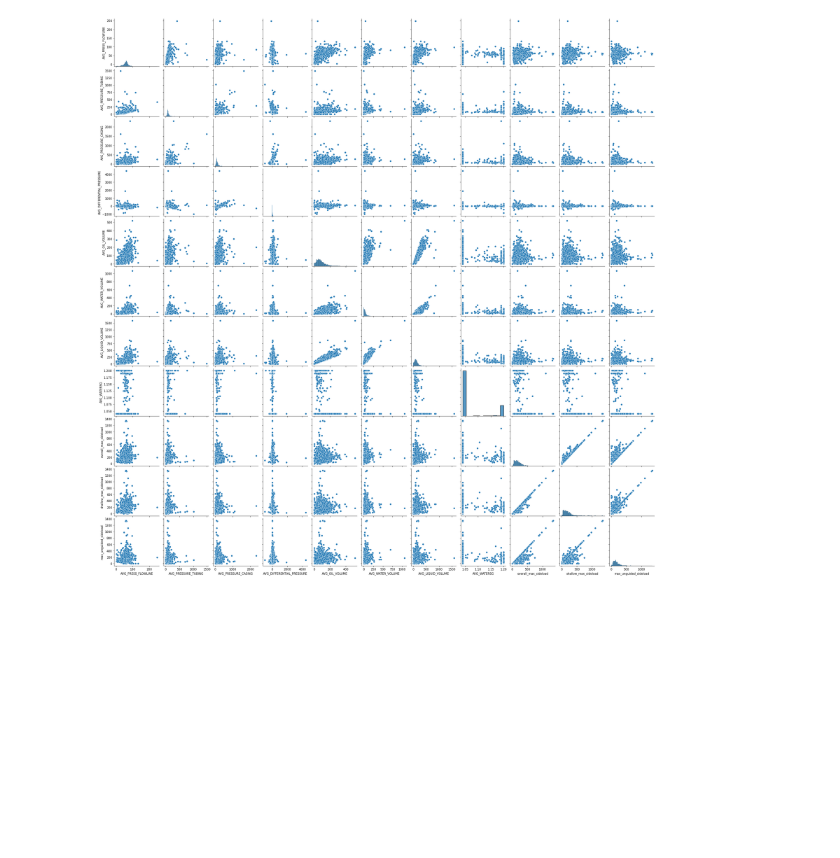
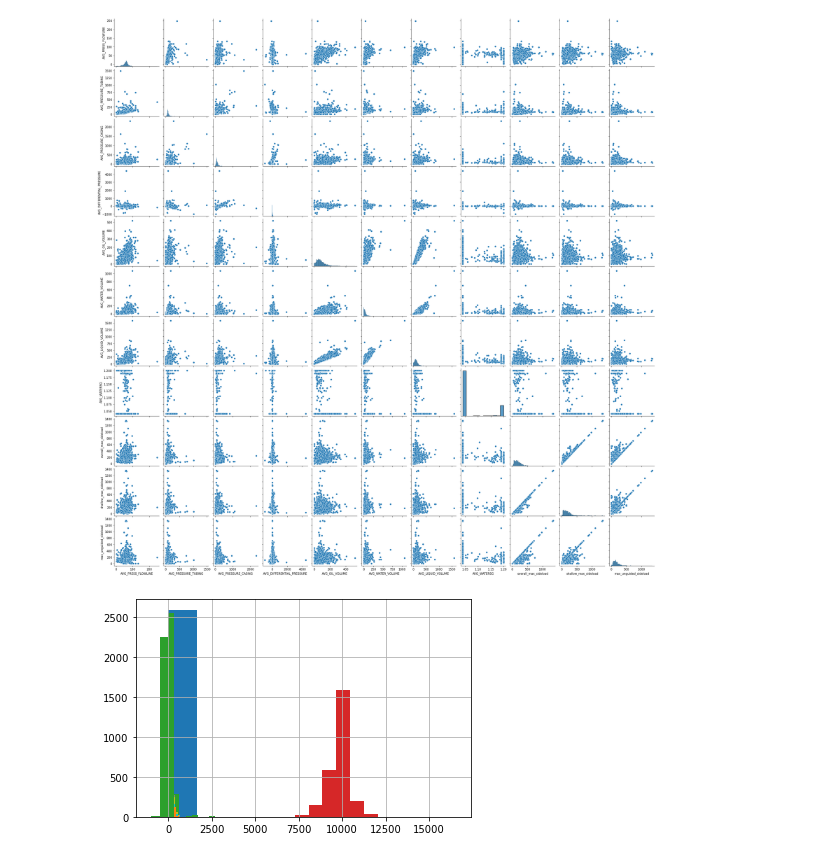
Before and after one commit to skeptrunedev/Rod_Pump_Optimization, a Jupyter notebook: notebooks/EDA_Notebook.ipynb, the cells around one changed output. Drawn from its saved outputs; the diff is of its cells as text; code cells hidden in the pictures; blank space fills up the shorter version.

```diff
--- a/notebooks/EDA_Notebook.ipynb
+++ b/notebooks/EDA_Notebook.ipynb
@@ -68,3 +68,10 @@ sns.pairplot(quant2)
 # %% [output]
 <seaborn.axisgrid.PairGrid at 0x...>
 [figure]
+# %%
+hist_plots = plt.figure()
+
+for i in range(24):
+    quant.iloc[:,i].hist()
+# %% [output]
+[figure, added]
```
Also changed, not shown: 1 other file.
